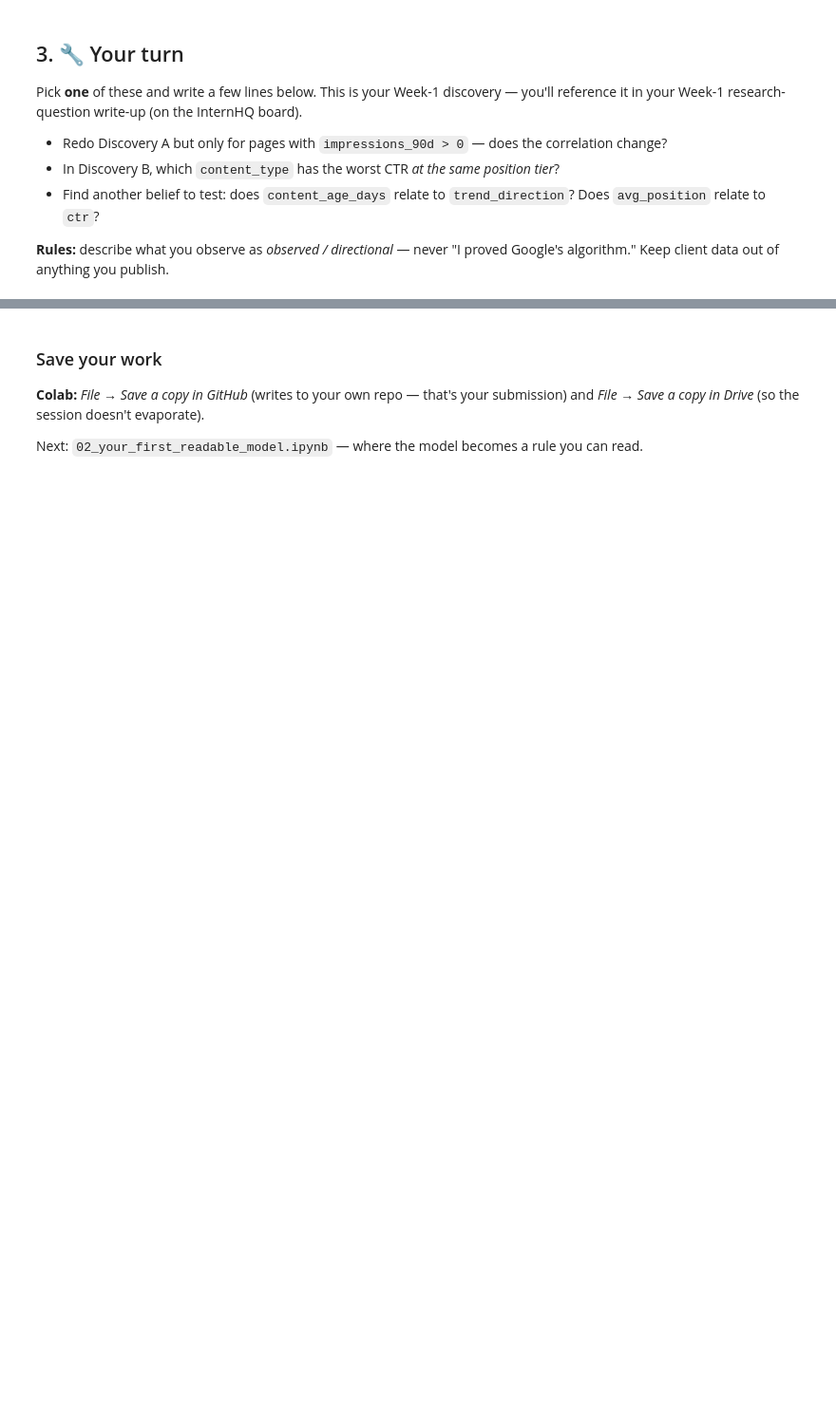
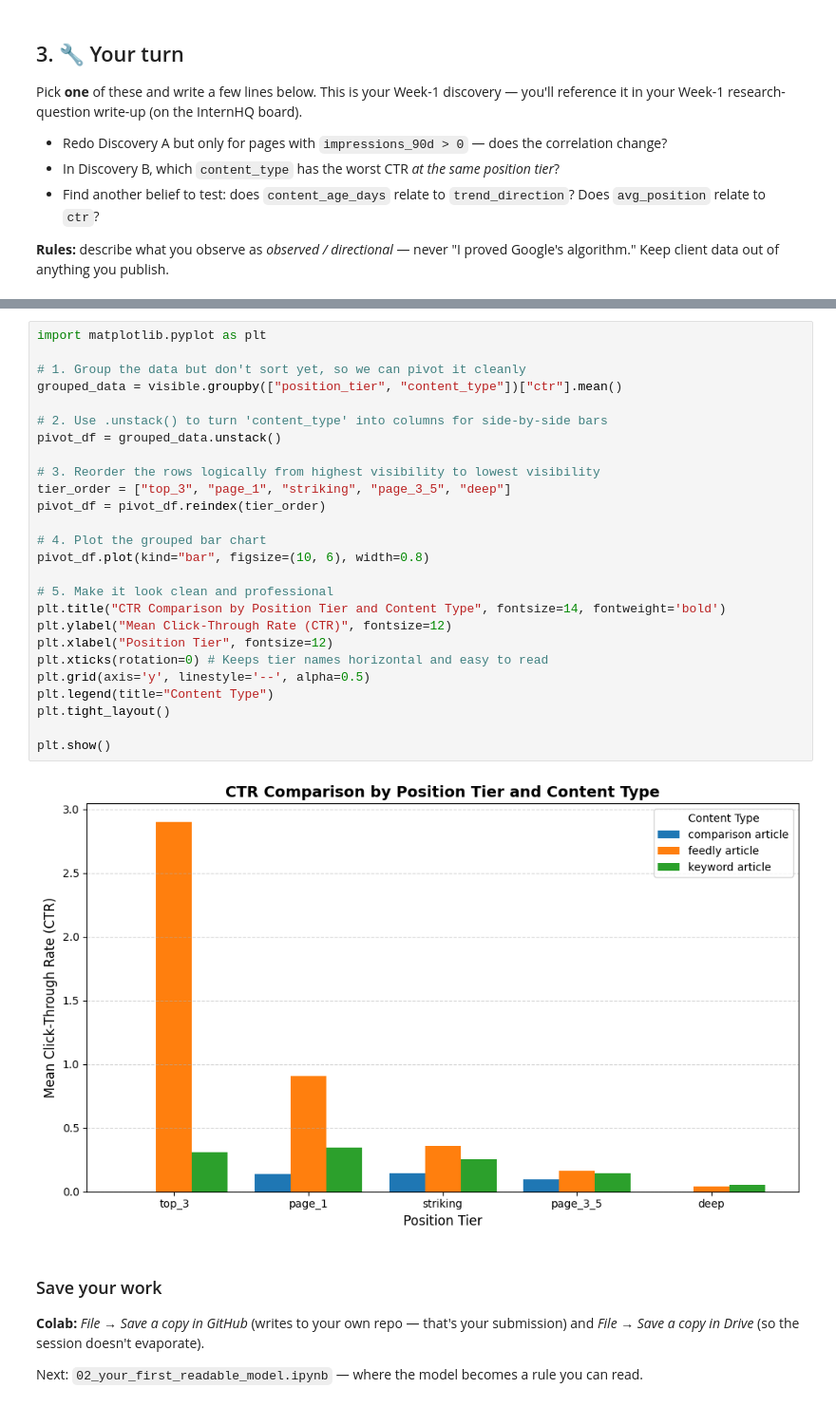
Before and after one commit to RajaRayyanAmeer/FlyRank-Internship-as-an-ML-Engineer, a Jupyter notebook: notebooks/01_first_look_and_discovery.ipynb, the cells around one changed output, grey strips where cells are left out. Shown at 95% size. Drawn from its saved outputs; the diff is of its cells as text; blank space fills up the shorter version.

```diff
--- a/notebooks/01_first_look_and_discovery.ipynb
+++ b/notebooks/01_first_look_and_discovery.ipynb
@@ -100,3 +187,31 @@ Pick **one** of these and write a few lines below. This is your Week-1 discovery
+# %%
+import matplotlib.pyplot as plt
+
+# 1. Group the data but don't sort yet, so we can pivot it cleanly
+grouped_data = visible.groupby(["position_tier", "content_type"])["ctr"].mean()
+
+# 2. Use .unstack() to turn 'content_type' into columns for side-by-side bars
+pivot_df = grouped_data.unstack()
+
+# 3. Reorder the rows logically from highest visibility to lowest visibility
+tier_order = ["top_3", "page_1", "striking", "page_3_5", "deep"]
+pivot_df = pivot_df.reindex(tier_order)
+
+# 4. Plot the grouped bar chart
+pivot_df.plot(kind="bar", figsize=(10, 6), width=0.8)
+
+# 5. Make it look clean and professional
+plt.title("CTR Comparison by Position Tier and Content Type", fontsize=14, fontweight='bold')
+plt.ylabel("Mean Click-Through Rate (CTR)", fontsize=12)
+plt.xlabel("Position Tier", fontsize=12)
+plt.xticks(rotation=0) # Keeps tier names horizontal and easy to read
+plt.grid(axis='y', linestyle='--', alpha=0.5)
+plt.legend(title="Content Type")
+plt.tight_layout()
+
+plt.show()
+# %% [output]
+[figure, added]
 # %% [markdown]
 ### Save your work
 **Colab:** *File → Save a copy in GitHub* (writes to your own repo — that's your submission) and *File → Save a copy in Drive* (so the session doesn't evaporate).
```
Also changed, not shown: parts of 9 cells of this notebook, 5 other files.
